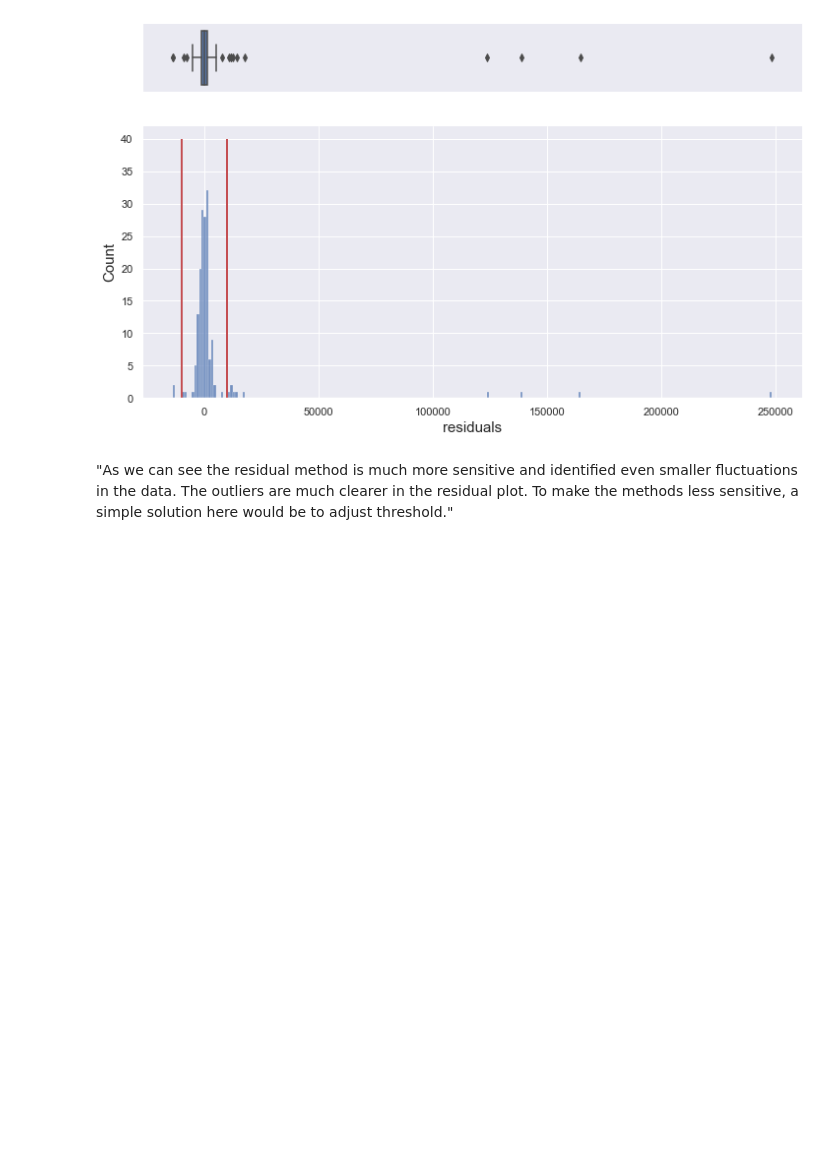
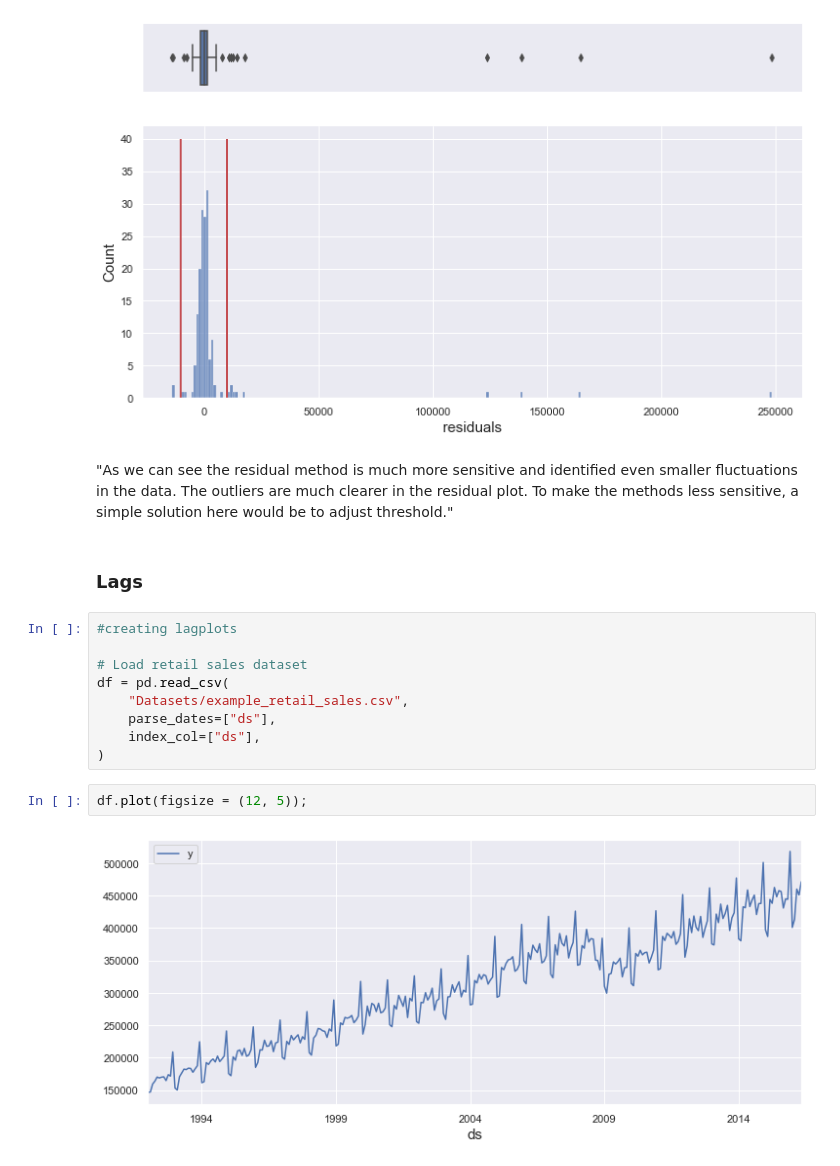
Before and after one commit to joeanton719/feature-engineering-for-time-series-forecasting, a Jupyter notebook: Time Series Feature Engineering - Practice.ipynb, the cells around one changed output. Saved outputs shown, nothing was run; the diff lists cells and outputs as text; blank space fills up the shorter version.

```diff
--- a/Time Series Feature Engineering - Practice.ipynb
+++ b/Time Series Feature Engineering - Practice.ipynb
@@ -863,3 +867,18 @@ plt.show()
 [figure]
 # %% [markdown]
 "As we can see the residual method is much more sensitive and identified even smaller fluctuations in the data. The outliers are much clearer in the residual plot. To make the methods less sensitive, a simple solution here would be to adjust threshold."
+# %% [markdown]
+### Lags
+# %%
+#creating lagplots
+
+# Load retail sales dataset
+df = pd.read_csv(
+    "Datasets/example_retail_sales.csv",
+    parse_dates=["ds"],
+    index_col=["ds"],
+)
+# %%
+df.plot(figsize = (12, 5));
+# %% [output]
+[figure, added]
```
Also changed, not shown: parts of 25 cells of this notebook, 7 other files.
